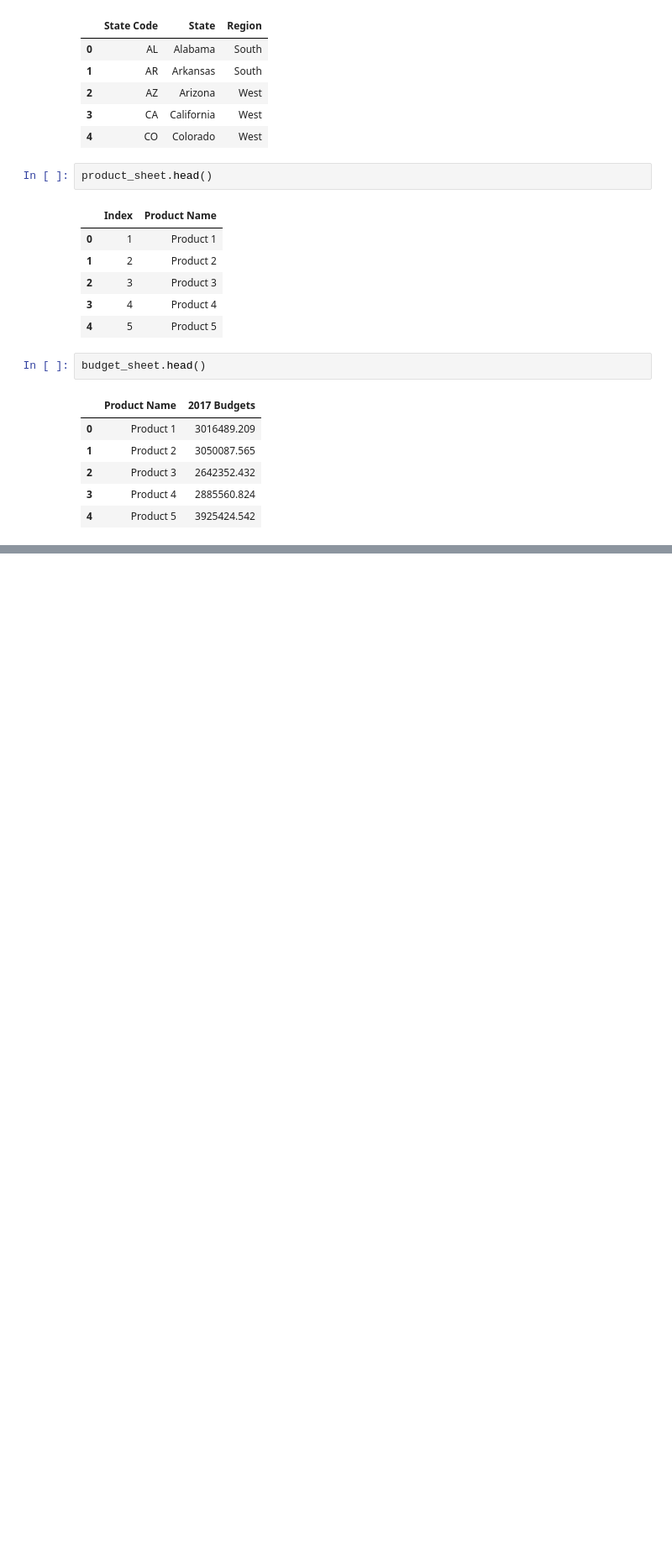
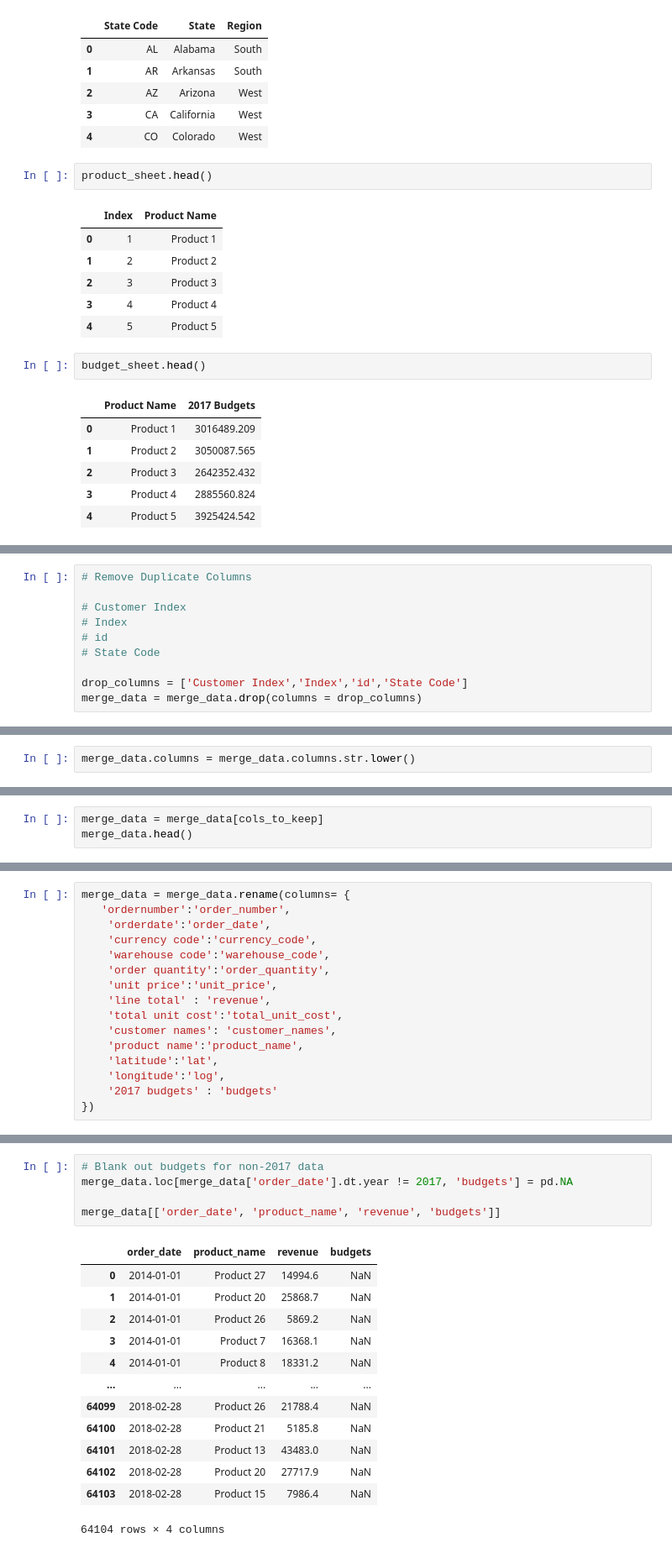
Before and after one commit to Manojg14/Sales-Analytics-Dashboard, a Jupyter notebook: Jupyter Notebook/Regional Sales Analysis.ipynb, the cells around one changed output, grey strips where cells are left out. Shown at 84% size. Drawn from its saved outputs; the diff is of its cells as text; blank space fills up the shorter version.

```diff
--- a/Jupyter Notebook/Regional Sales Analysis.ipynb
+++ b/Jupyter Notebook/Regional Sales Analysis.ipynb
@@ -128,0 +289,10 @@ Budget Sheet Shape : (30, 2)
+# %%
+# Remove Duplicate Columns
+
+# Customer Index
+# Index
+# id
+# State Code
+
+drop_columns = ['Customer Index','Index','id','State Code']
+merge_data = merge_data.drop(columns = drop_columns)
@@ -128,0 +312,2 @@ Budget Sheet Shape : (30, 2)
+# %%
+merge_data.columns = merge_data.columns.str.lower()
@@ -128,0 +355,3 @@ Budget Sheet Shape : (30, 2)
+# %%
+merge_data = merge_data[cols_to_keep]
+merge_data.head()
@@ -128,0 +374,16 @@ Budget Sheet Shape : (30, 2)
+# %%
+merge_data = merge_data.rename(columns= {
+   'ordernumber':'order_number',
+    'orderdate':'order_date',
+    'currency code':'currency_code',
+    'warehouse code':'warehouse_code',
+    'order quantity':'order_quantity',
+    'unit price':'unit_price',
+    'line total' : 'revenue',
+    'total unit cost':'total_unit_cost',
+    'customer names': 'customer_names',
+    'product name':'product_name',
+    'latitude':'lat',
+    'longitude':'log',
+    '2017 budgets' : 'budgets'
+})
@@ -128,0 +405,19 @@ Budget Sheet Shape : (30, 2)
+# %%
+# Blank out budgets for non-2017 data
+merge_data.loc[merge_data['order_date'].dt.year != 2017, 'budgets'] = pd.NA
+
+merge_data[['order_date', 'product_name', 'revenue', 'budgets']]
+# %% [output]
+|  | order_date | product_name | revenue | budgets |
+| 0 | 2014-01-01 | Product 27 | 14994.6 | NaN |
+| 1 | 2014-01-01 | Product 20 | 25868.7 | NaN |
+| 2 | 2014-01-01 | Product 26 | 5869.2 | NaN |
+| 3 | 2014-01-01 | Product 7 | 16368.1 | NaN |
+| 4 | 2014-01-01 | Product 8 | 18331.2 | NaN |
+| ... | ... | ... | ... | ... |
+| 64099 | 2018-02-28 | Product 26 | 21788.4 | NaN |
+| 64100 | 2018-02-28 | Product 21 | 5185.8 | NaN |
+| 64101 | 2018-02-28 | Product 13 | 43483.0 | NaN |
+| 64102 | 2018-02-28 | Product 20 | 27717.9 | NaN |
+| 64103 | 2018-02-28 | Product 15 | 7986.4 | NaN |
+64104 rows × 4 columns
```
Also changed, not shown: parts of 31 cells of this notebook, 1 other file.
